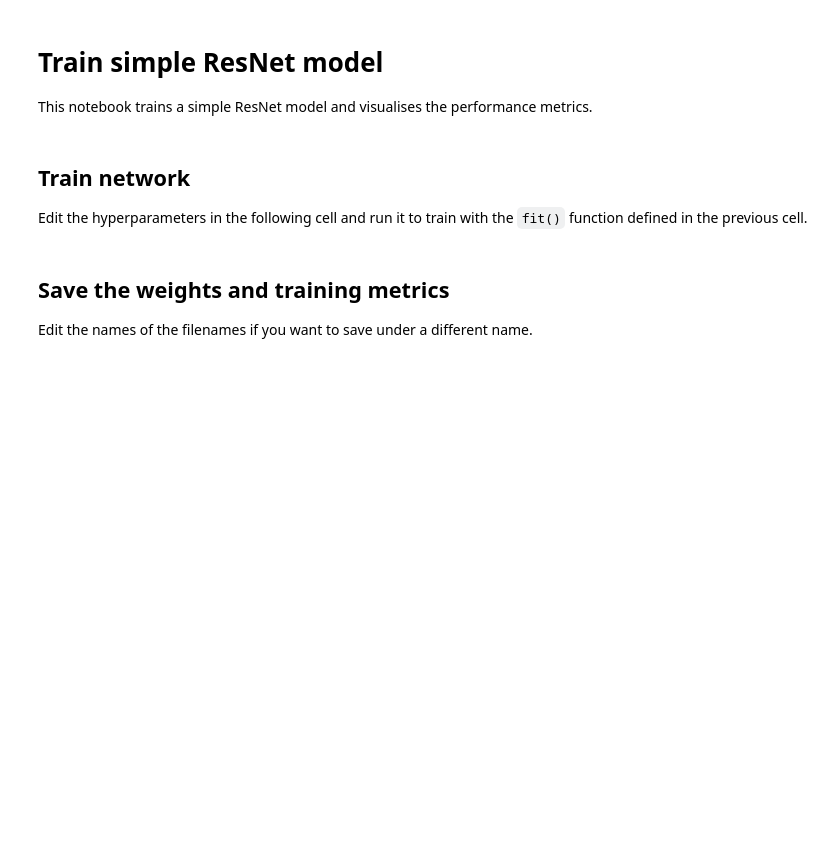
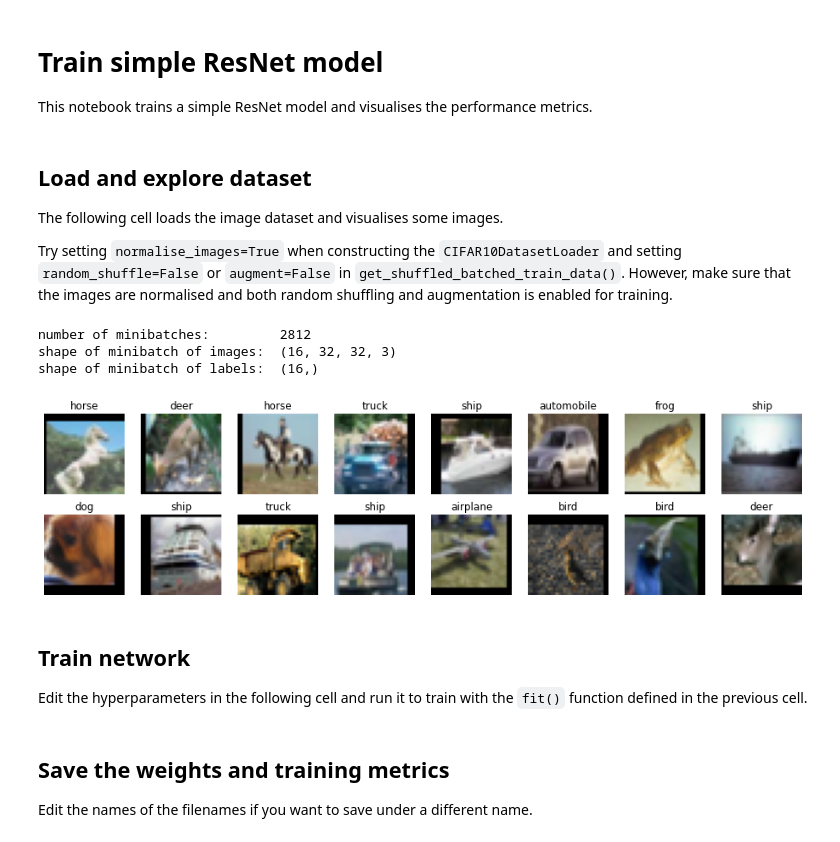
Before and after one commit to eikehmueller/deep_nn_odes, a Jupyter notebook: src/TrainCNN.ipynb, the cells around one changed output. Saved outputs shown, nothing was run; the diff lists cells and outputs as text; code cells hidden in the pictures; blank space fills up the shorter version.

Commit message:
Fixed documentation; added code for exploring the image dataset

```diff
--- a/src/TrainCNN.ipynb
+++ b/src/TrainCNN.ipynb
@@ -147,37 +147,36 @@ def fit(model, params, optimizer, image_dataset_loader, batch_size=128, nepoch=1
         metrics["acc_valid"].append(float(acc_valid))
     return params, metrics
 # %% [markdown]
-## Train network
-Edit the hyperparameters in the following cell and run it to train with the `fit()` function defined in the previous cell.
+## Load and explore dataset
+The following cell loads the image dataset and visualises some images.
+
+Try setting `normalise_images=True` when constructing the `CIFAR10DatasetLoader` and setting `random_shuffle=False` or `augment=False` in `get_shuffled_batched_train_data()`. However, make sure that the images are normalised and both random shuffling and augmentation is enabled for training.
 # %%
-# batch size
-batch_size = 128
-# number of epochs
-nepoch = 500
-# Optimizer hyperparameters - learning rate
-learning_rate = 1.0e-3
+# create dataset
+dataset_loader = CIFAR10DatasetLoader(validation_split=0.1, normalise_images=False)
+train_images, train_labels = dataset_loader.get_shuffled_batched_train_data(
+    batch_size=16, random_shuffle=True, augment=True
+)
+print("number of minibatches:        ", len(train_images))
+print("shape of minibatch of images: ", train_images[0].shape)
+print("shape of minibatch of labels: ", train_labels[0].shape)
 
-# create dataset
-dataset_loader = CIFAR10DatasetLoader(validation_split=0.1, normalise_images=True)
-
-# initialise parameters of neural network
-params = init_resnet_parameters(
-    input_channels=dataset_loader.n_channels, n_categories=dataset_loader.n_categories
-)
-
-# count and print number of model parameters
-nparam = sum([x.size for x in jax.tree_util.tree_flatten(params)[0]])
-print("Number of model parameters = ", nparam)
-
-# optimiser
-optimizer = optax.adam(learning_rate)
-
-# fit to data
-params, metrics = fit(
-    resnet_model,
-    params,
-    optimizer,
-    dataset_loader,
-    batch_size=batch_size,
-    nepoch=nepoch,
-)
+n_row = 2
+n_col = 8
+fig, axs = plt.subplots(n_row, n_col, figsize=(2 * n_col, 2 * n_row))
+c = 0
+for j in range(n_row):
+    for k in range(n_col):
+        ax = axs[j][k]
+        ax.axis("off")
+        ax.imshow(train_images[0][c])
+        ax.set_title(dataset_loader.categories[train_labels[0][c]])
+        c += 1
+# %% [output]
+number of minibatches:         2812
+shape of minibatch of images:  (16, 32, 32, 3)
+shape of minibatch of labels:  (16,)
+[figure, added]
+# %% [markdown]
+## Train network
+Edit the hyperparameters in the following cell and run it to train with the `fit()` function defined in the previous cell.
```
Also changed, not shown: parts of 1 cell of this notebook, 2 other files.
